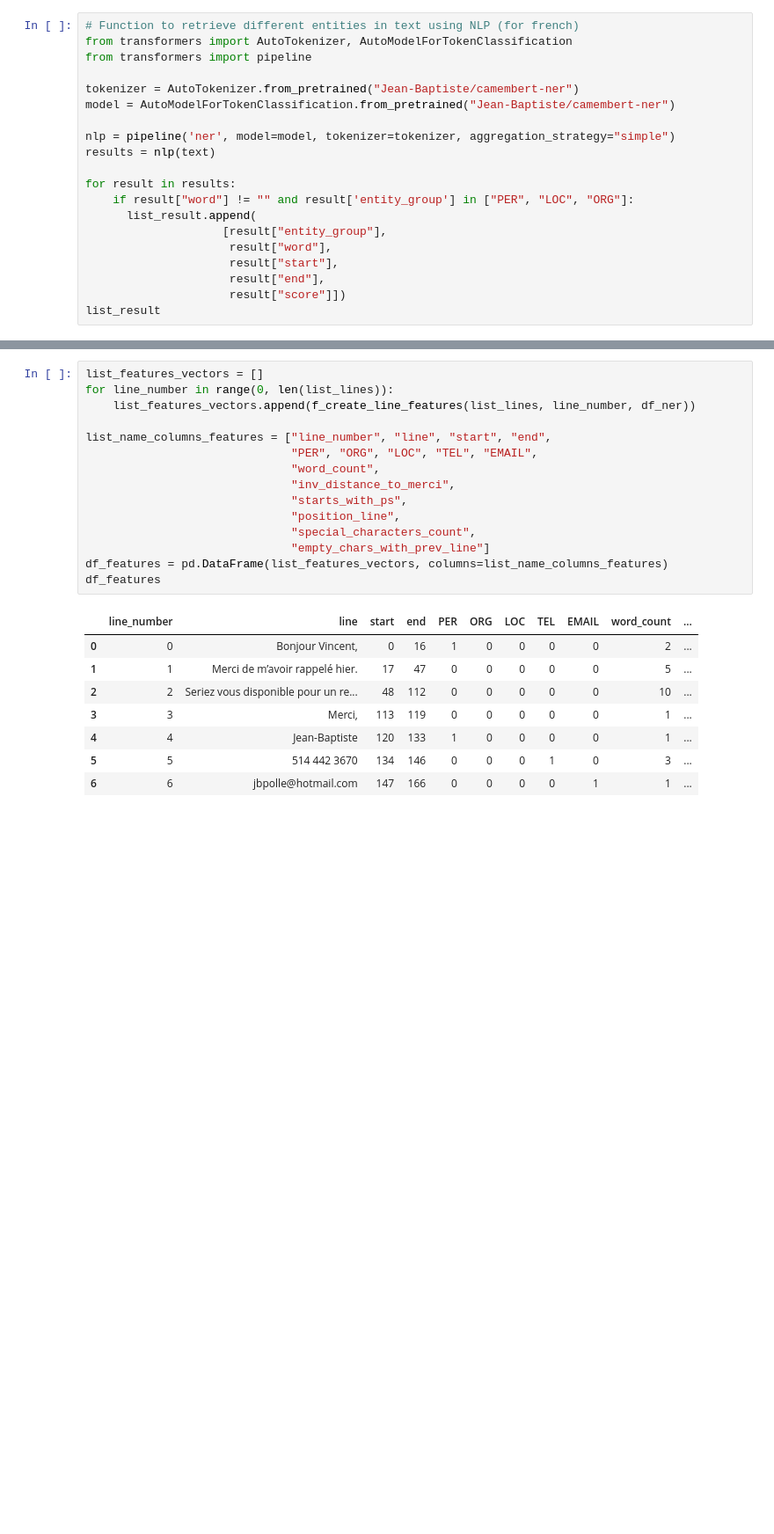
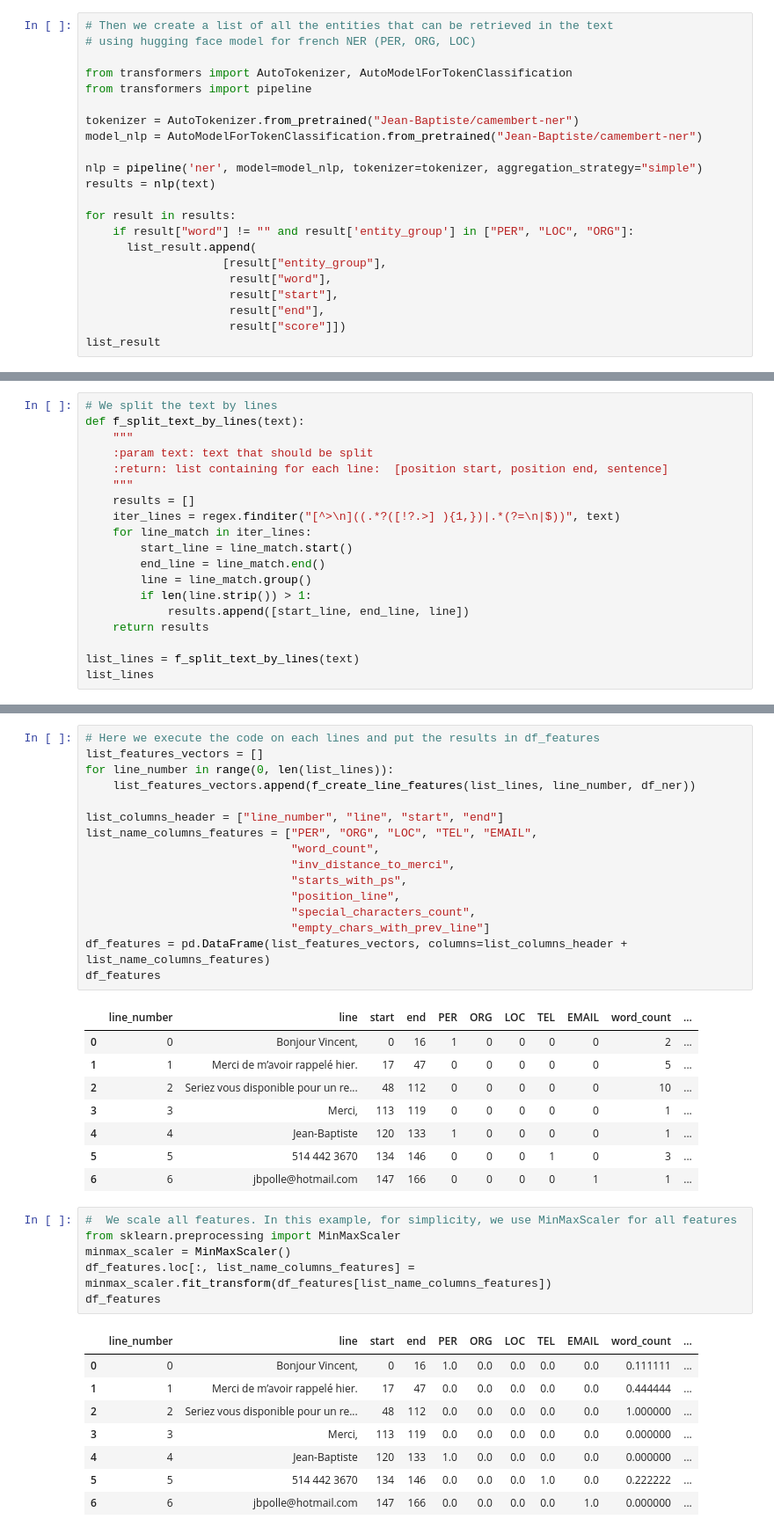
Before and after one commit to jbpolle/divers, a Jupyter notebook: email_signature_tutorial.ipynb, the cells around one changed output, grey strips where cells are left out. Shown at 88% size. Drawn from its saved outputs; the diff is of its cells as text; blank space fills up the shorter version.

```diff
--- a/email_signature_tutorial.ipynb
+++ b/email_signature_tutorial.ipynb
@@ -102,14 +79,16 @@ list_result
 [['EMAIL', 'jbpolle@hotmail.com', 147, 166, 1],
  ['TEL', '514 442 3670', 134, 146, 1]]
 # %%
-# Function to retrieve different entities in text using NLP (for french)
+# Then we create a list of all the entities that can be retrieved in the text
+# using hugging face model for french NER (PER, ORG, LOC)
+
 from transformers import AutoTokenizer, AutoModelForTokenClassification
 from transformers import pipeline
 
 tokenizer = AutoTokenizer.from_pretrained("Jean-Baptiste/camembert-ner")
-model = AutoModelForTokenClassification.from_pretrained("Jean-Baptiste/camembert-ner")
+model_nlp = AutoModelForTokenClassification.from_pretrained("Jean-Baptiste/camembert-ner")
 
-nlp = pipeline('ner', model=model, tokenizer=tokenizer, aggregation_strategy="simple")
+nlp = pipeline('ner', model=model_nlp, tokenizer=tokenizer, aggregation_strategy="simple")
 results = nlp(text)
 
 for result in results:
@@ -137,3 +116,22 @@ df_ner
 | 1 | TEL | 514 442 3670 | 134 | 146 | 1.000000 |
 | 2 | PER | Vincent | 7 | 15 | 0.768024 |
 | 3 | PER | Jean-Baptiste | 119 | 133 | 0.863105 |
+# %%
+# We split the text by lines
+def f_split_text_by_lines(text):
+    """
+    :param text: text that should be split
+    :return: list containing for each line:  [position start, position end, sentence]
+    """
+    results = []
+    iter_lines = regex.finditer("[^>\n]((.*?([!?.>] ){1,})|.*(?=\n|$))", text)
+    for line_match in iter_lines:
+        start_line = line_match.start()
+        end_line = line_match.end()
+        line = line_match.group()
+        if len(line.strip()) > 1:
+            results.append([start_line, end_line, line])
+    return results
+
+list_lines = f_split_text_by_lines(text)
+list_lines
@@ -184,19 +194,20 @@ def f_create_line_features(list_lines, line_number, df_ner):
     features_vector.append(empty_chars_with_prev_line)
     return features_vector
 # %%
+# Here we execute the code on each lines and put the results in df_features
 list_features_vectors = []
 for line_number in range(0, len(list_lines)):
     list_features_vectors.append(f_create_line_features(list_lines, line_number, df_ner))
 
-list_name_columns_features = ["line_number", "line", "start", "end",
-                              "PER", "ORG", "LOC", "TEL", "EMAIL",
+list_columns_header = ["line_number", "line", "start", "end"]
+list_name_columns_features = ["PER", "ORG", "LOC", "TEL", "EMAIL",
                               "word_count",
                               "inv_distance_to_merci",
                               "starts_with_ps",
                               "position_line",
                               "special_characters_count",
                               "empty_chars_with_prev_line"]
-df_features = pd.DataFrame(list_features_vectors, columns=list_name_columns_features)
+df_features = pd.DataFrame(list_features_vectors, columns=list_columns_header + list_name_columns_features)
 df_features
 # %% [output]
 |  | line_number | line | start | end | PER | ORG | LOC | TEL | EMAIL | word_count | ... |
@@ -207,3 +218,18 @@ df_features
 | 4 | 4 | Jean-Baptiste | 120 | 133 | 1 | 0 | 0 | 0 | 0 | 1 | ... |
 | 5 | 5 | 514 442 3670 | 134 | 146 | 0 | 0 | 0 | 1 | 0 | 3 | ... |
 | 6 | 6 | jbpolle@hotmail.com | 147 | 166 | 0 | 0 | 0 | 0 | 1 | 1 | ... |
+# %%
+#  We scale all features. In this example, for simplicity, we use MinMaxScaler for all features
+from sklearn.preprocessing import MinMaxScaler
+minmax_scaler = MinMaxScaler()
+df_features.loc[:, list_name_columns_features] = minmax_scaler.fit_transform(df_features[list_name_columns_features])
+df_features
+# %% [output]
+|  | line_number | line | start | end | PER | ORG | LOC | TEL | EMAIL | word_count | ... |
+| 0 | 0 | Bonjour Vincent, | 0 | 16 | 1.0 | 0.0 | 0.0 | 0.0 | 0.0 | 0.111111 | ... |
+| 1 | 1 | Merci de m’avoir rappelé hier. | 17 | 47 | 0.0 | 0.0 | 0.0 | 0.0 | 0.0 | 0.444444 | ... |
+| 2 | 2 | Seriez vous disponible pour un re... | 48 | 112 | 0.0 | 0.0 | 0.0 | 0.0 | 0.0 | 1.000000 | ... |
+| 3 | 3 | Merci, | 113 | 119 | 0.0 | 0.0 | 0.0 | 0.0 | 0.0 | 0.000000 | ... |
+| 4 | 4 | Jean-Baptiste | 120 | 133 | 1.0 | 0.0 | 0.0 | 0.0 | 0.0 | 0.000000 | ... |
+| 5 | 5 | 514 442 3670 | 134 | 146 | 0.0 | 0.0 | 0.0 | 1.0 | 0.0 | 0.222222 | ... |
+| 6 | 6 | jbpolle@hotmail.com | 147 | 166 | 0.0 | 0.0 | 0.0 | 0.0 | 1.0 | 0.000000 | ... |
```
Also changed, not shown: parts of 13 cells of this notebook.
